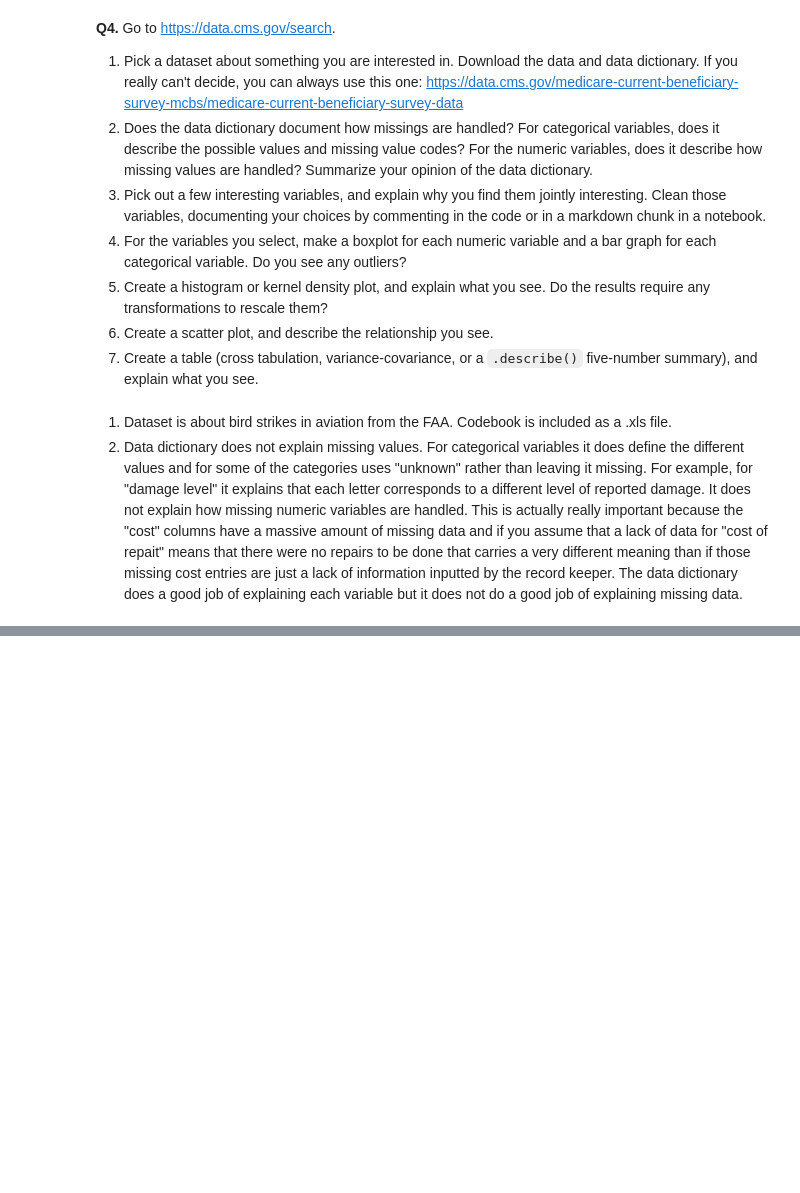
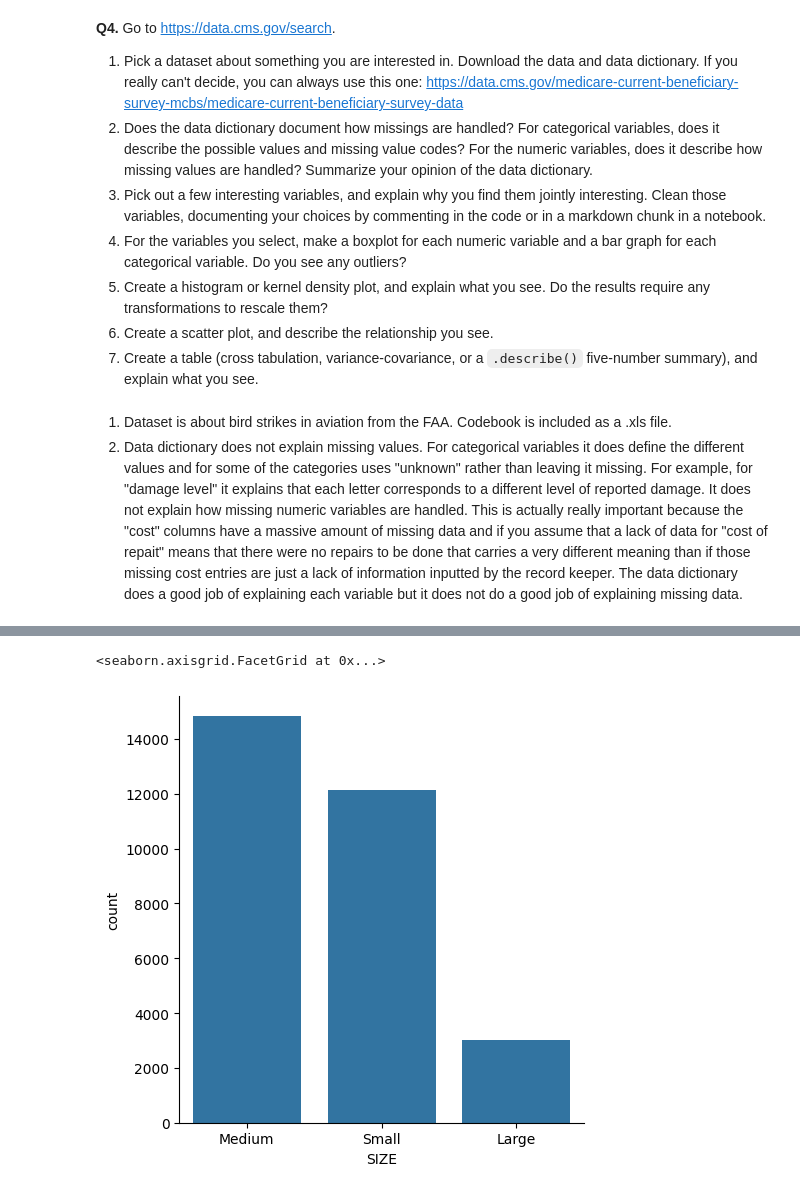
Before and after one commit to madisonhgallagher/visualization, a Jupyter notebook: assignment/assignment.ipynb, the cells around one changed output, grey strips where cells are left out. Drawn from its saved outputs; the diff is of its cells as text; code cells hidden in the pictures; blank space fills up the shorter version.

```diff
--- a/assignment/assignment.ipynb
+++ b/assignment/assignment.ipynb
@@ -237,0 +330,6 @@ It does not explain how missing numeric variables are handled. This is actually
+# %%
+#bird size
+sns.catplot(df, x="SIZE", kind="count")
+# %% [output]
+<seaborn.axisgrid.FacetGrid at 0x...>
+[figure, added]
```
Also changed, not shown: parts of 23 cells of this notebook.
